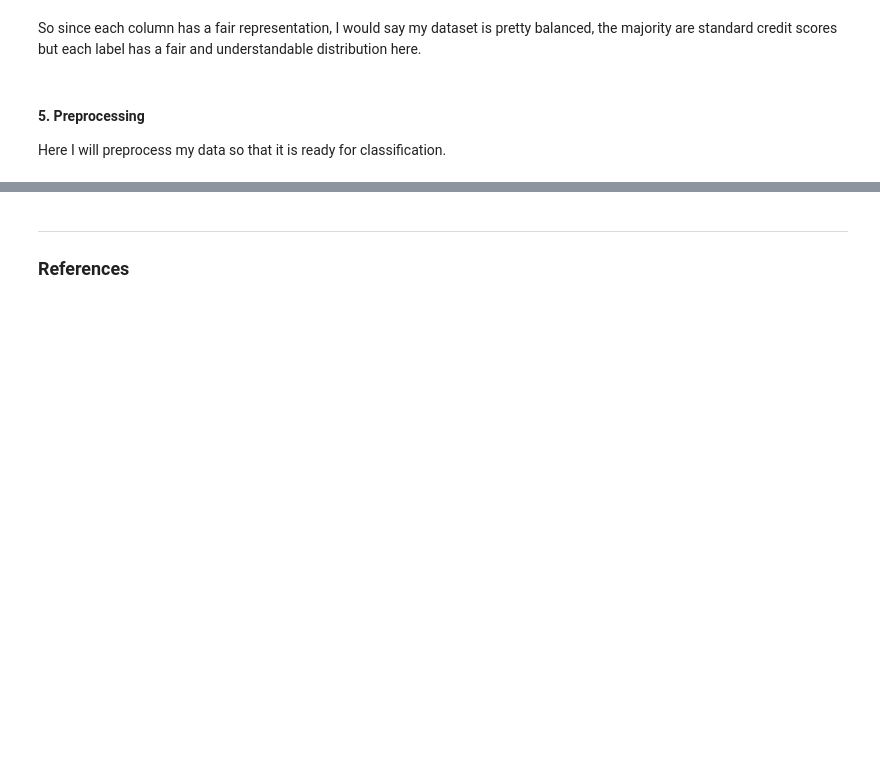
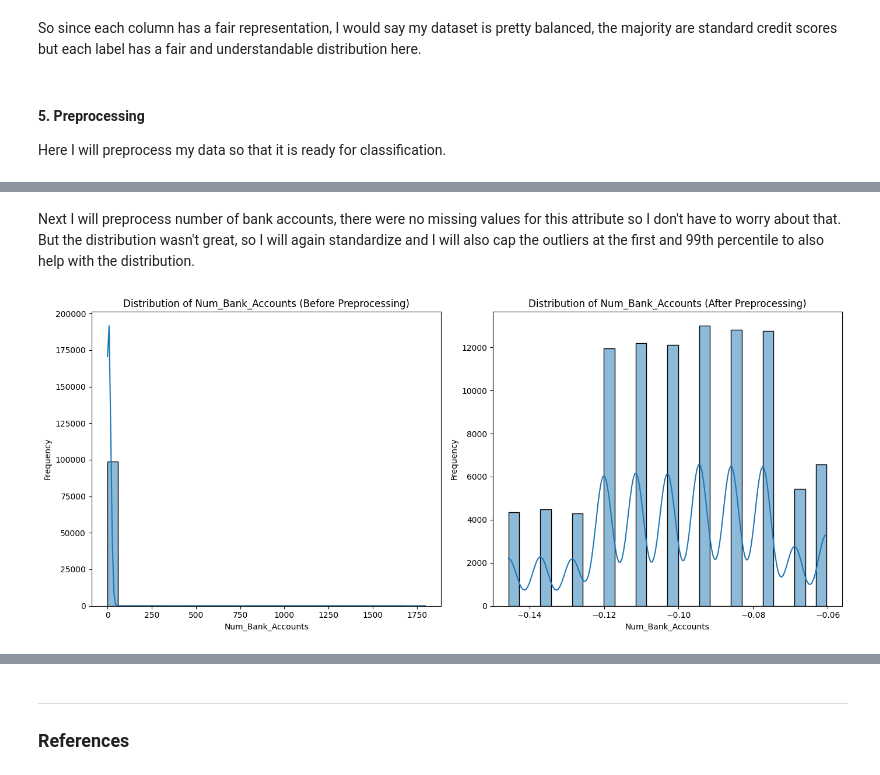
Before and after one commit to alex-govier5/intro-to-ai, a Jupyter notebook: A1/AI_Assignment1.ipynb, the cells around one changed output, grey strips where cells are left out. Cells and saved outputs as stored; diff of their text form; code cells hidden in the pictures; blank space fills up the shorter version.

```diff
--- a/A1/AI_Assignment1.ipynb
+++ b/A1/AI_Assignment1.ipynb
@@ -463,0 +546,34 @@ Here I will preprocess my data so that it is ready for classification.
+# %% [markdown]
+Next I will preprocess number of bank accounts, there were no missing values for this attribute so I don't have to worry about that. But the distribution wasn't great, so I will again standardize and I will also cap the outliers at the first and 99th percentile to also help with the distribution.
+# %%
+# Preprocessing number of bank accounts
+
+# Visualize distribution before preprocessing
+plt.figure(figsize=(14, 6))
+plt.subplot(1, 2, 1)  # Before preprocessing
+sns.histplot(credit_scores_dataset['Num_Bank_Accounts'], bins=30, kde=True)
+plt.title('Distribution of Num_Bank_Accounts (Before Preprocessing)')
+plt.xlabel('Num_Bank_Accounts')
+plt.ylabel('Frequency')
+
+# Preprocessing data
+scaler = StandardScaler()
+credit_scores_dataset['Num_Bank_Accounts'] = scaler.fit_transform(credit_scores_dataset[['Num_Bank_Accounts']])
+
+# Clip the values to remove outliers
+lower_bound = credit_scores_dataset['Num_Bank_Accounts'].quantile(0.01)
+upper_bound = credit_scores_dataset['Num_Bank_Accounts'].quantile(0.98)
+credit_scores_dataset['Num_Bank_Accounts'] = credit_scores_dataset['Num_Bank_Accounts'].clip(lower_bound, upper_bound)
+
+# Visualize distribution after preprocessing
+plt.subplot(1, 2, 2)  # After preprocessing
+sns.histplot(credit_scores_dataset['Num_Bank_Accounts'], bins=30, kde=True)
+plt.title('Distribution of Num_Bank_Accounts (After Preprocessing)')
+plt.xlabel('Num_Bank_Accounts')
+plt.ylabel('Frequency')
+
+# Show the plots
+plt.tight_layout()
+plt.show()
+# %% [output]
+[figure, added]
```
Also changed, not shown: parts of 25 cells of this notebook.
